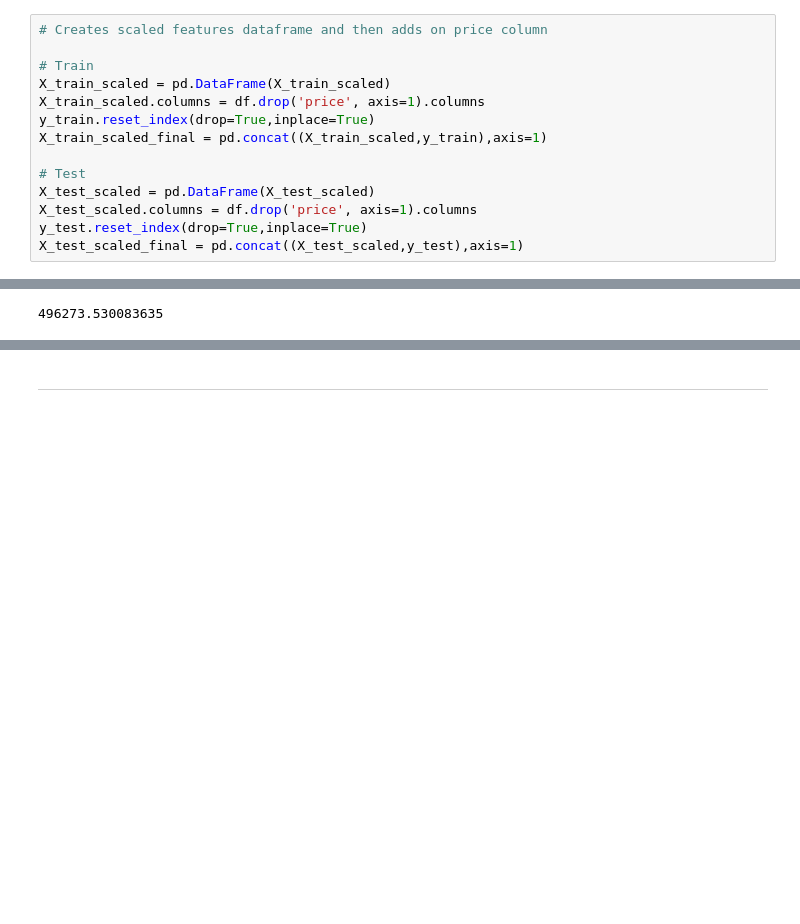
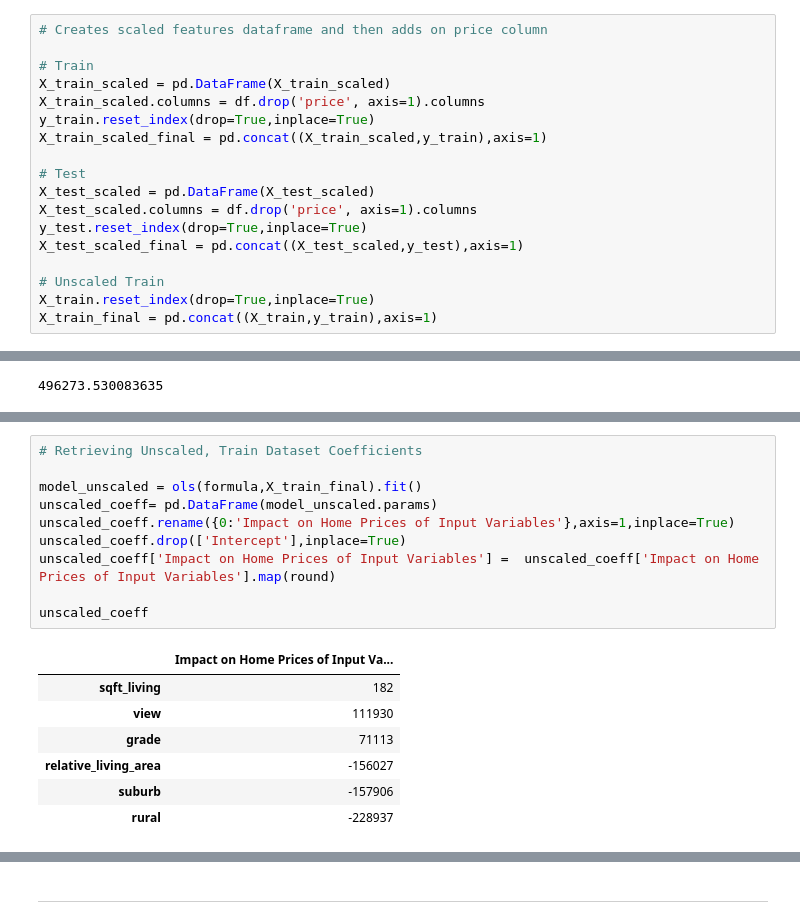
Before and after one commit to ewjohn127/dsc_project2, a Jupyter notebook: Model.ipynb, the cells around one changed output, grey strips where cells are left out. Saved outputs shown, nothing was run; the diff lists cells and outputs as text; blank space fills up the shorter version.

Commit message:
added unscaled model to show inferential coefficients

```diff
--- a/Model.ipynb
+++ b/Model.ipynb
@@ -245,6 +245,10 @@ X_test_scaled = pd.DataFrame(X_test_scaled)
 X_test_scaled.columns = df.drop('price', axis=1).columns
 y_test.reset_index(drop=True,inplace=True)
 X_test_scaled_final = pd.concat((X_test_scaled,y_test),axis=1)
+
+# Unscaled Train
+X_train.reset_index(drop=True,inplace=True)
+X_train_final = pd.concat((X_train,y_train),axis=1)
 # %% [markdown]
 ----------------
 # %% [markdown]
@@ -298,3 +315,21 @@ Notes:
+# %%
+# Retrieving Unscaled, Train Dataset Coefficients
+
+model_unscaled = ols(formula,X_train_final).fit()
+unscaled_coeff= pd.DataFrame(model_unscaled.params)
+unscaled_coeff.rename({0:'Impact on Home Prices of Input Variables'},axis=1,inplace=True)
+unscaled_coeff.drop(['Intercept'],inplace=True)
+unscaled_coeff['Impact on Home Prices of Input Variables'] =  unscaled_coeff['Impact on Home Prices of Input Variables'].map(round)
+
+unscaled_coeff
+# %% [output]
+|  | Impact on Home Prices of Input Va... |
+| sqft_living | 182 |
+| view | 111930 |
+| grade | 71113 |
+| relative_living_area | -156027 |
+| suburb | -157906 |
+| rural | -228937 |
 # %%
 # OLS Regression on Test Data
 
```
Also changed, not shown: parts of 4 cells of this notebook.
